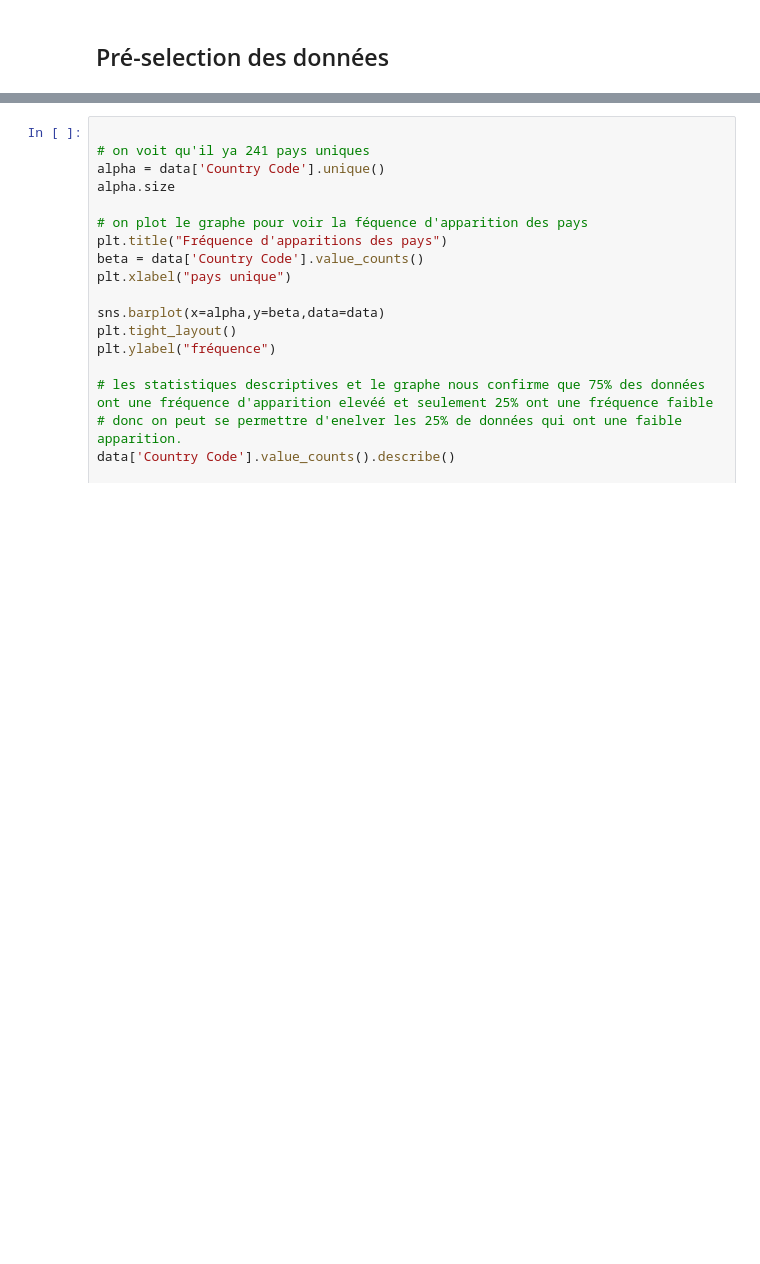
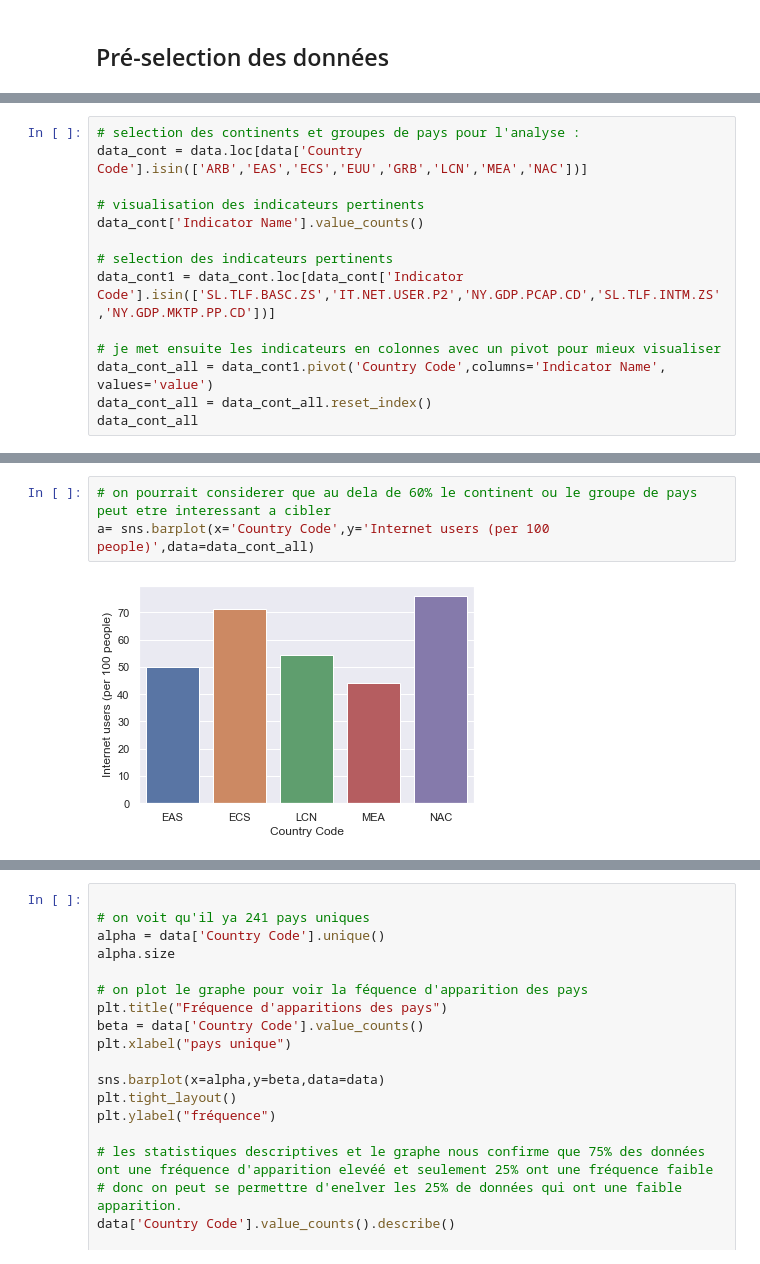
Before and after one commit to axibord/Data_Science, a Jupyter notebook: Test_solo2.ipynb, the cells around one changed output, grey strips where cells are left out. Drawn from its saved outputs; the diff is of its cells as text; blank space fills up the shorter version.

Commit message:
ajout de continent et groupes de pays et analyse

```diff
--- a/Test_solo2.ipynb
+++ b/Test_solo2.ipynb
@@ -60,0 +63,14 @@ Length: 70, dtype: int64
+# %%
+# selection des continents et groupes de pays pour l'analyse :
+data_cont = data.loc[data['Country Code'].isin(['ARB','EAS','ECS','EUU','GRB','LCN','MEA','NAC'])]
+
+# visualisation des indicateurs pertinents
+data_cont['Indicator Name'].value_counts()
+
+# selection des indicateurs pertinents
+data_cont1 = data_cont.loc[data_cont['Indicator Code'].isin(['SL.TLF.BASC.ZS','IT.NET.USER.P2','NY.GDP.PCAP.CD','SL.TLF.INTM.ZS','NY.GDP.MKTP.PP.CD'])]
+
+# je met ensuite les indicateurs en colonnes avec un pivot pour mieux visualiser
+data_cont_all = data_cont1.pivot('Country Code',columns='Indicator Name', values='value')
+data_cont_all = data_cont_all.reset_index()
+data_cont_all
@@ -60,0 +101,5 @@ Length: 70, dtype: int64
+# %%
+# on pourrait considerer que au dela de 60% le continent ou le groupe de pays peut etre interessant a cibler
+a= sns.barplot(x='Country Code',y='Internet users (per 100 people)',data=data_cont_all)
+# %% [output]
+[figure, added]
```
Also changed, not shown: parts of 12 cells of this notebook.
